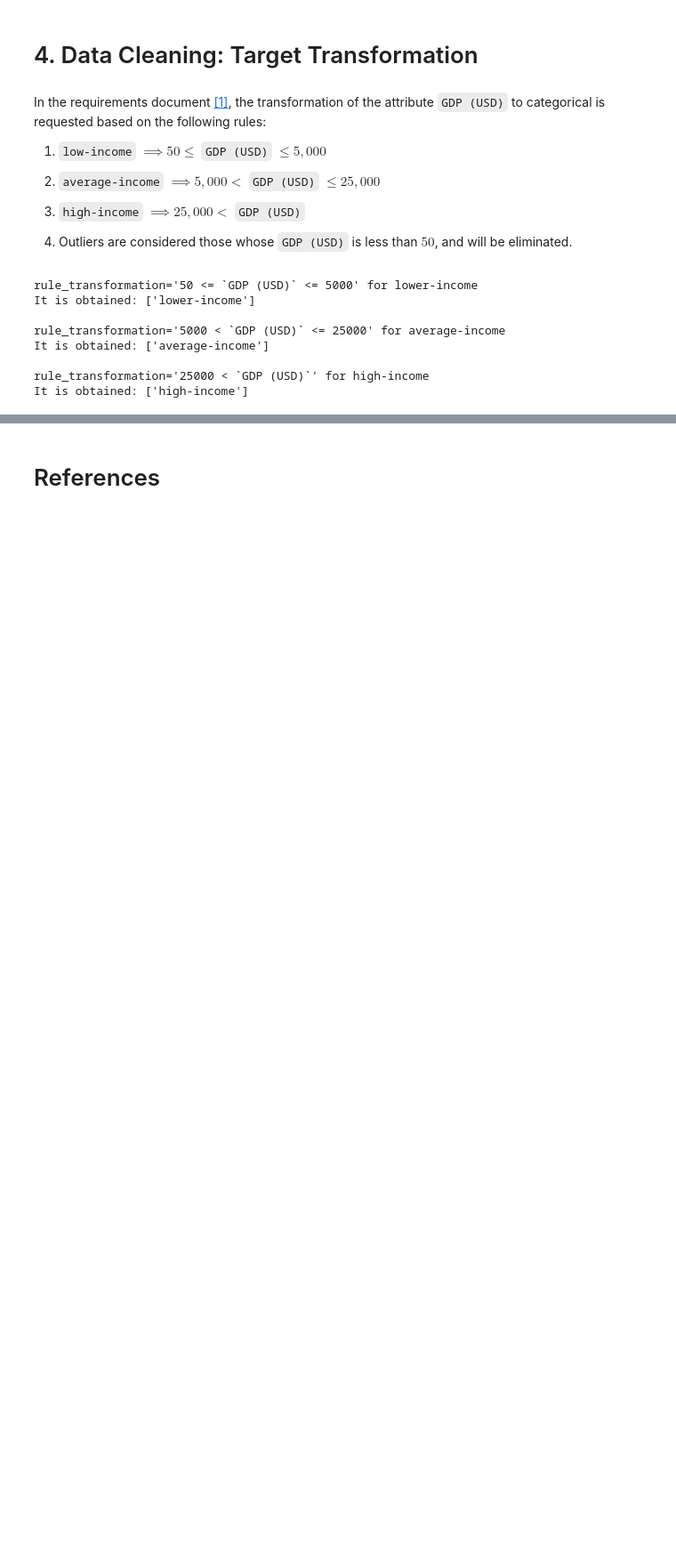
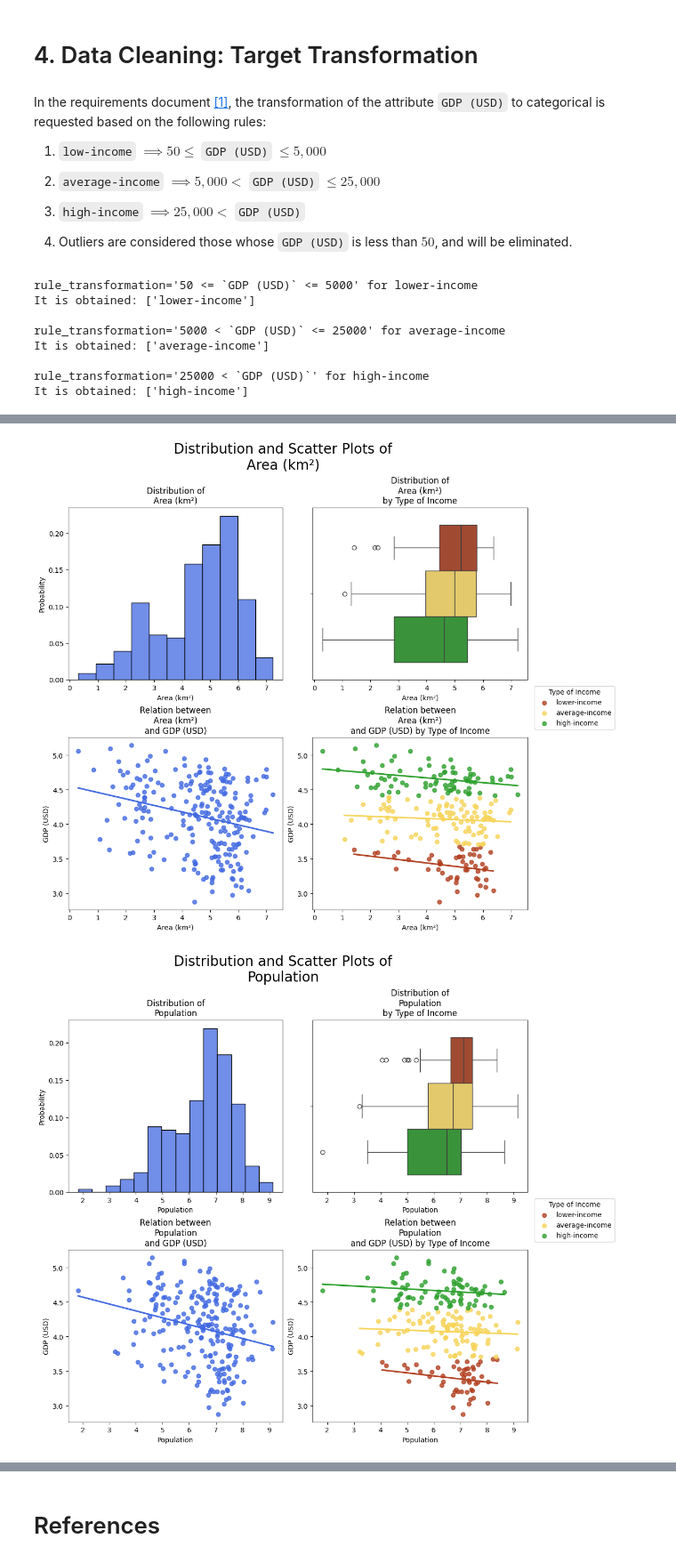
Before and after one commit to alexisuaguilaru/Country_Income_Model, a Jupyter notebook: ExploratoryDataAnalysis/ExploratoryDataAnalysis.ipynb, the cells around one changed output, grey strips where cells are left out. Shown at 89% size. Drawn from its saved outputs; the diff is of its cells as text; code cells hidden in the pictures; blank space fills up the shorter version.

Commit message:
ADD plots of distribution for each feature into EDA

```diff
--- a/ExploratoryDataAnalysis/ExploratoryDataAnalysis.ipynb
+++ b/ExploratoryDataAnalysis/ExploratoryDataAnalysis.ipynb
@@ -296,6 +300,7 @@ dtype: float64
 # Splitting features based on data types
 
 CategoricalFeatures , DiscreteFeatures , ContinuousFeatures = SplittingFeaturesBasedDataType(CountriesInfo_Dataset,Features)
+NumericalFeatures = DiscreteFeatures + ContinuousFeatures
 # %%
 # Imputation of missing values using stratified median
 
@@ -338,7 +343,8 @@ CountriesInfo_Dataset.query("50 <= `GDP (USD)`",inplace=True)
 # %%
 # Applying target transformation
 
-CountriesInfo_Dataset['Type of Income'] = TargetTransformation(CountriesInfo_Dataset,Target)
+EncodedTarget = 'Type of Income'
+CountriesInfo_Dataset[EncodedTarget] = TargetTransformation(CountriesInfo_Dataset,Target)
 # %%
 # Verifying transformation
 
@@ -363,0 +387,34 @@ It is obtained: ['high-income']
+# %%
+# Transforming features and target
+
+features_with_log_transformation = [
+    'Area (km²)','Population','Internet Users',
+    'Airports','Militar Expenditures (% of GDP)',
+    Target
+]
+
+feature_with_sqrt_transformation = [
+    'Unemployment Rate','Taxes (% of GDP)',
+    'External Debt (USD)','Exchange Rate (USD)',
+    'Internet Users Percentage of Population',
+    'Roadways (km)',
+]
+
+CountriesInfo_Dataset_Transformed = CountriesInfo_Dataset.copy()
+
+CountriesInfo_Dataset_Transformed[features_with_log_transformation] = np.log10(CountriesInfo_Dataset_Transformed[features_with_log_transformation])
+CountriesInfo_Dataset_Transformed[feature_with_sqrt_transformation] = np.sqrt(CountriesInfo_Dataset_Transformed[feature_with_sqrt_transformation])
+# %%
+# Defining colors and palette
+
+color = '#4169e1'
+palette = ['#B24020','#F7D458','#2CA02C']
+palette_colors = dict(zip(expected_incomes,palette))
+
+# Plotting distribution and scatter plots by feature
+
+for feature in NumericalFeatures:
+    PlotsDistributionFeatureByTarget(CountriesInfo_Dataset_Transformed,feature,Target,EncodedTarget,color,palette_colors)
+# %% [output]
+[figure, added]
+[figure, added]
```
Also changed, not shown: parts of 8 cells of this notebook, 1 other file.
